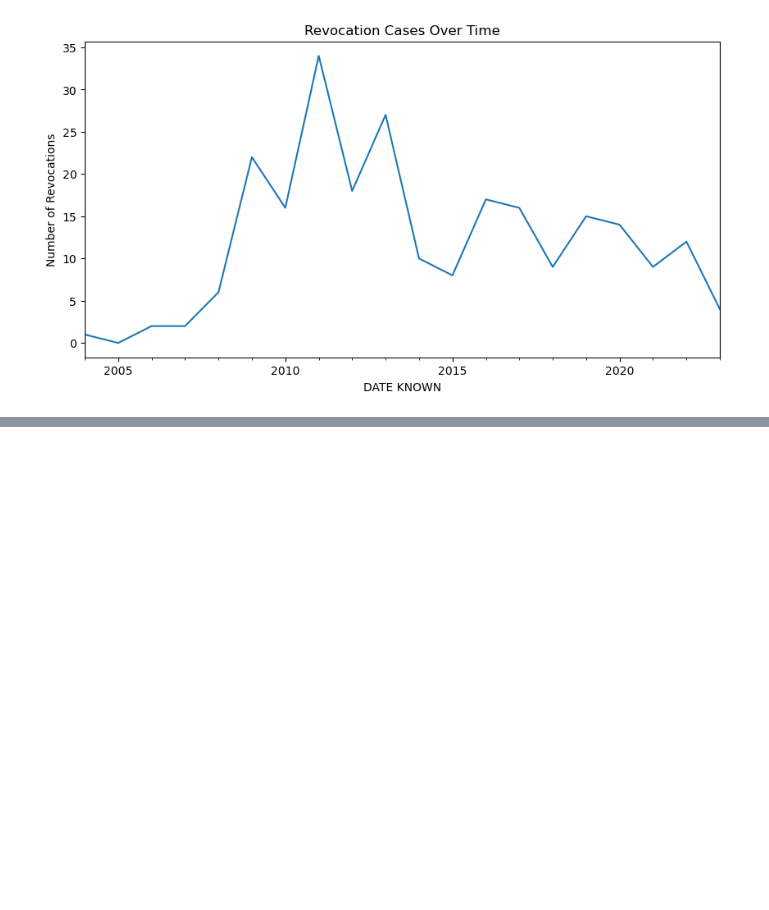
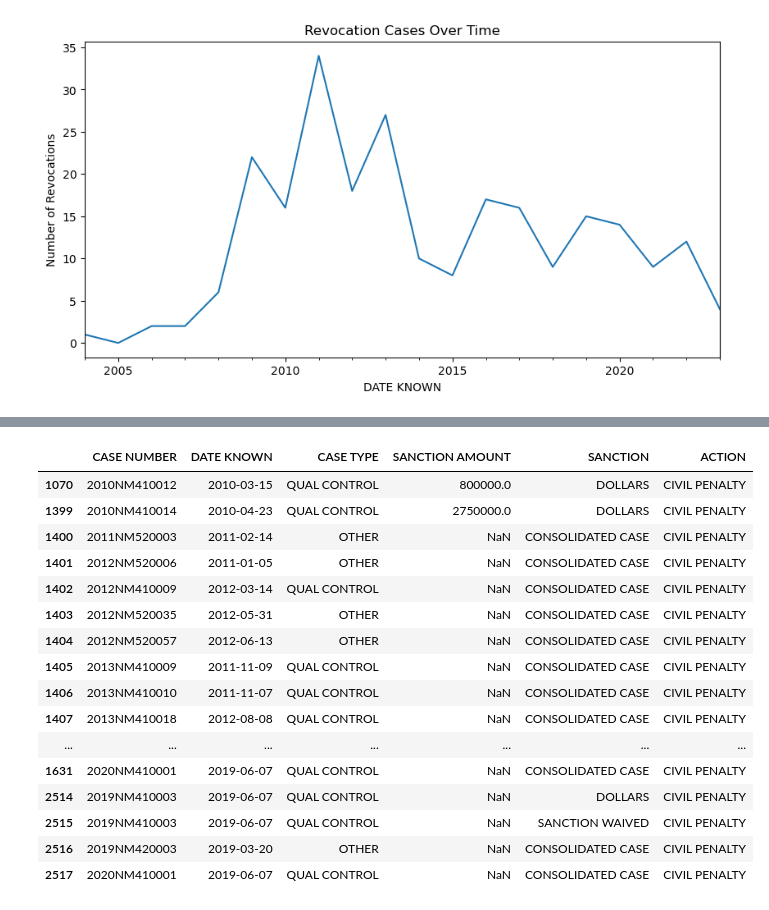
Before and after one commit to dcuongvo/FAA_Enforcement_Monitoring_System, a Jupyter notebook: notebooks/faa_enforcement_trend_analysis.ipynb, the cells around one changed output, grey strips where cells are left out. Saved outputs shown, nothing was run; the diff lists cells and outputs as text; code cells hidden in the pictures; blank space fills up the shorter version.

```diff
--- a/notebooks/faa_enforcement_trend_analysis.ipynb
+++ b/notebooks/faa_enforcement_trend_analysis.ipynb
@@ -121,0 +199,21 @@ Name: count, dtype: int64
+# %%
+boeing_cases = df[df["NAME"].str.contains("BOEING", case=False)]
+boeing_cases[["CASE NUMBER", "DATE KNOWN", "CASE TYPE", "SANCTION AMOUNT", "SANCTION", "ACTION"]]
+# %% [output]
+|  | CASE NUMBER | DATE KNOWN | CASE TYPE | SANCTION AMOUNT | SANCTION | ACTION |
+| 1070 | 2010NM410012 | 2010-03-15 | QUAL CONTROL | 800000.0 | DOLLARS | CIVIL PENALTY |
+| 1399 | 2010NM410014 | 2010-04-23 | QUAL CONTROL | 2750000.0 | DOLLARS | CIVIL PENALTY |
+| 1400 | 2011NM520003 | 2011-02-14 | OTHER | NaN | CONSOLIDATED CASE | CIVIL PENALTY |
+| 1401 | 2012NM520006 | 2011-01-05 | OTHER | NaN | CONSOLIDATED CASE | CIVIL PENALTY |
+| 1402 | 2012NM410009 | 2012-03-14 | QUAL CONTROL | NaN | CONSOLIDATED CASE | CIVIL PENALTY |
+| 1403 | 2012NM520035 | 2012-05-31 | OTHER | NaN | CONSOLIDATED CASE | CIVIL PENALTY |
+| 1404 | 2012NM520057 | 2012-06-13 | OTHER | NaN | CONSOLIDATED CASE | CIVIL PENALTY |
+| 1405 | 2013NM410009 | 2011-11-09 | QUAL CONTROL | NaN | CONSOLIDATED CASE | CIVIL PENALTY |
+| 1406 | 2013NM410010 | 2011-11-07 | QUAL CONTROL | NaN | CONSOLIDATED CASE | CIVIL PENALTY |
+| 1407 | 2013NM410018 | 2012-08-08 | QUAL CONTROL | NaN | CONSOLIDATED CASE | CIVIL PENALTY |
+| ... | ... | ... | ... | ... | ... | ... |
+| 1631 | 2020NM410001 | 2019-06-07 | QUAL CONTROL | NaN | CONSOLIDATED CASE | CIVIL PENALTY |
+| 2514 | 2019NM410003 | 2019-06-07 | QUAL CONTROL | NaN | DOLLARS | CIVIL PENALTY |
+| 2515 | 2019NM410003 | 2019-06-07 | QUAL CONTROL | NaN | SANCTION WAIVED | CIVIL PENALTY |
+| 2516 | 2019NM420003 | 2019-03-20 | OTHER | NaN | CONSOLIDATED CASE | CIVIL PENALTY |
+| 2517 | 2020NM410001 | 2019-06-07 | QUAL CONTROL | NaN | CONSOLIDATED CASE | CIVIL PENALTY |
```
Also changed, not shown: parts of 10 cells of this notebook, 4 other files.
